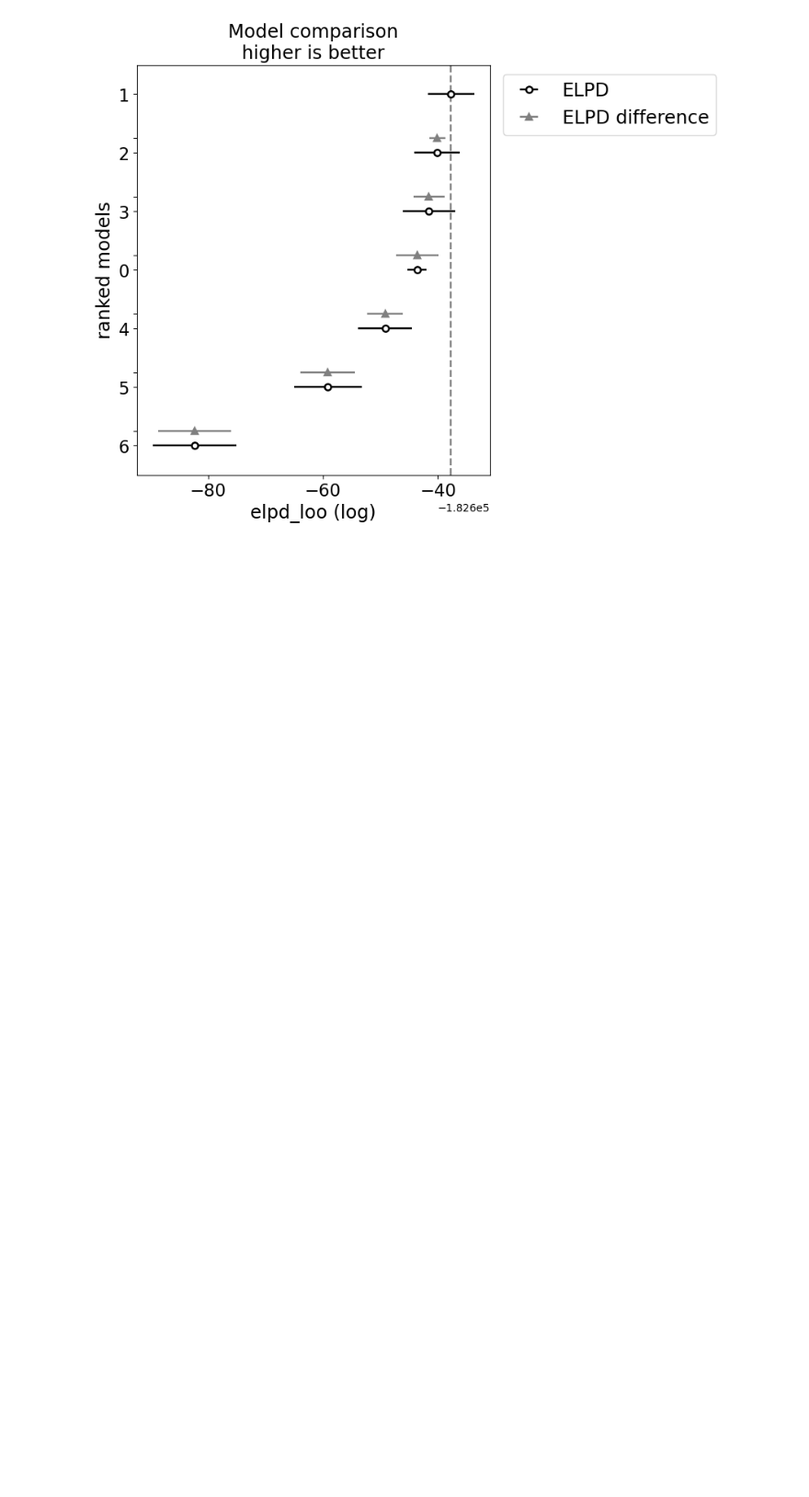
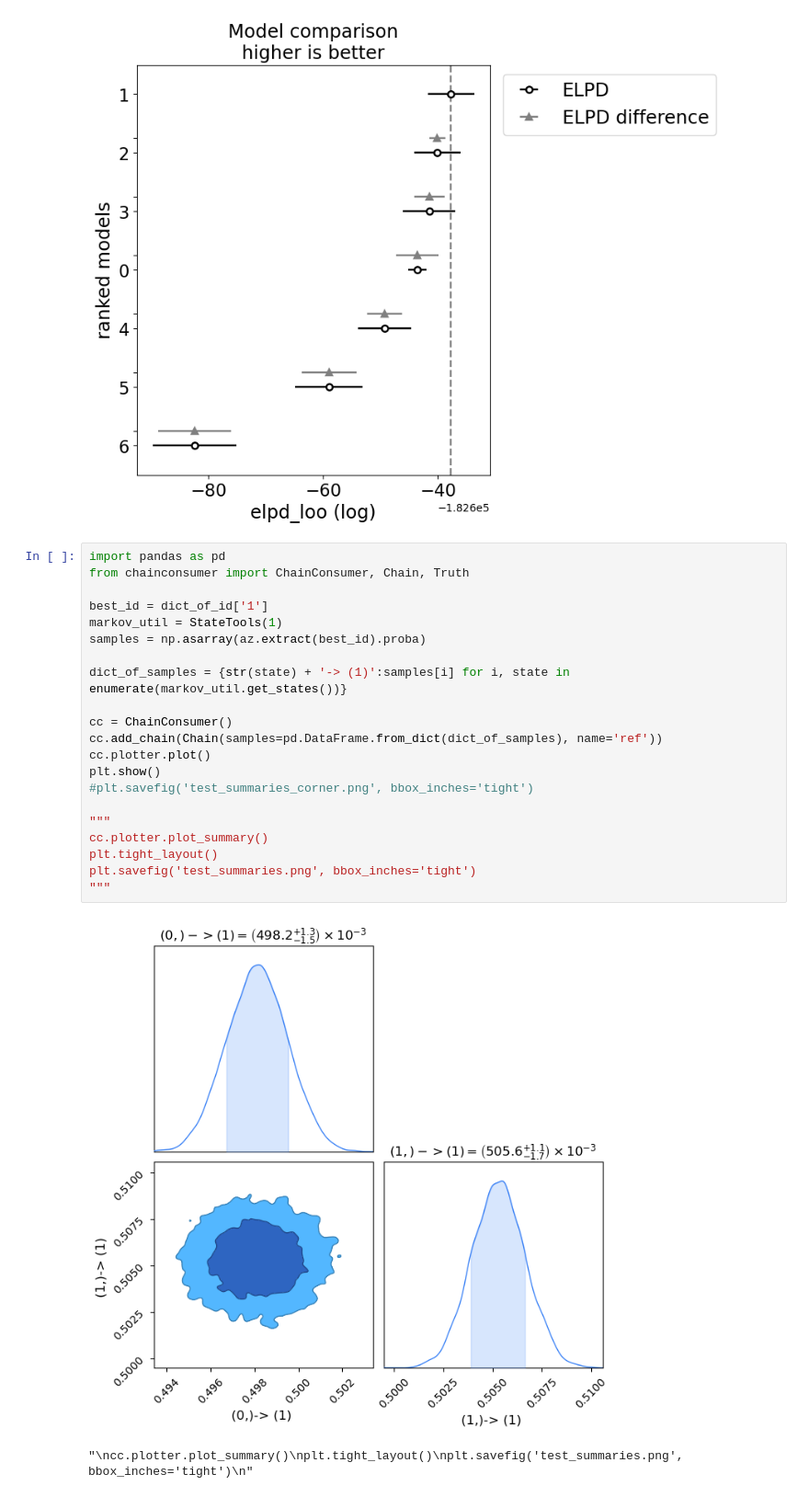
Before and after one commit to renecotyfanboy/leagueProject, a Jupyter notebook: discrete_markov_model.ipynb, the cells around one changed output. Shown at 92% size. Saved outputs shown, nothing was run; the diff lists cells and outputs as text; blank space fills up the shorter version.

Commit message:
next step is to clean the markov model notebook

```diff
--- a/discrete_markov_model.ipynb
+++ b/discrete_markov_model.ipynb
@@ -274,3 +274,27 @@ for i in range(6, -1, -1):
 az.plot_compare(az.compare(dict_of_id));
 # %% [output]
 [figure]
+# %%
+import pandas as pd
+from chainconsumer import ChainConsumer, Chain, Truth
+
+best_id = dict_of_id['1']
+markov_util = StateTools(1)
+samples = np.asarray(az.extract(best_id).proba)
+
+dict_of_samples = {str(state) + '-> (1)':samples[i] for i, state in enumerate(markov_util.get_states())}
+
+cc = ChainConsumer()
+cc.add_chain(Chain(samples=pd.DataFrame.from_dict(dict_of_samples), name='ref'))
+cc.plotter.plot()
+plt.show()
+#plt.savefig('test_summaries_corner.png', bbox_inches='tight')
+
+"""
+cc.plotter.plot_summary()
+plt.tight_layout()
+plt.savefig('test_summaries.png', bbox_inches='tight')
+"""
+# %% [output]
+[figure, added]
+"\ncc.plotter.plot_summary()\nplt.tight_layout()\nplt.savefig('test_summaries.png', bbox_inches='tight')\n"
```
Also changed, not shown: parts of 1 cell of this notebook.
